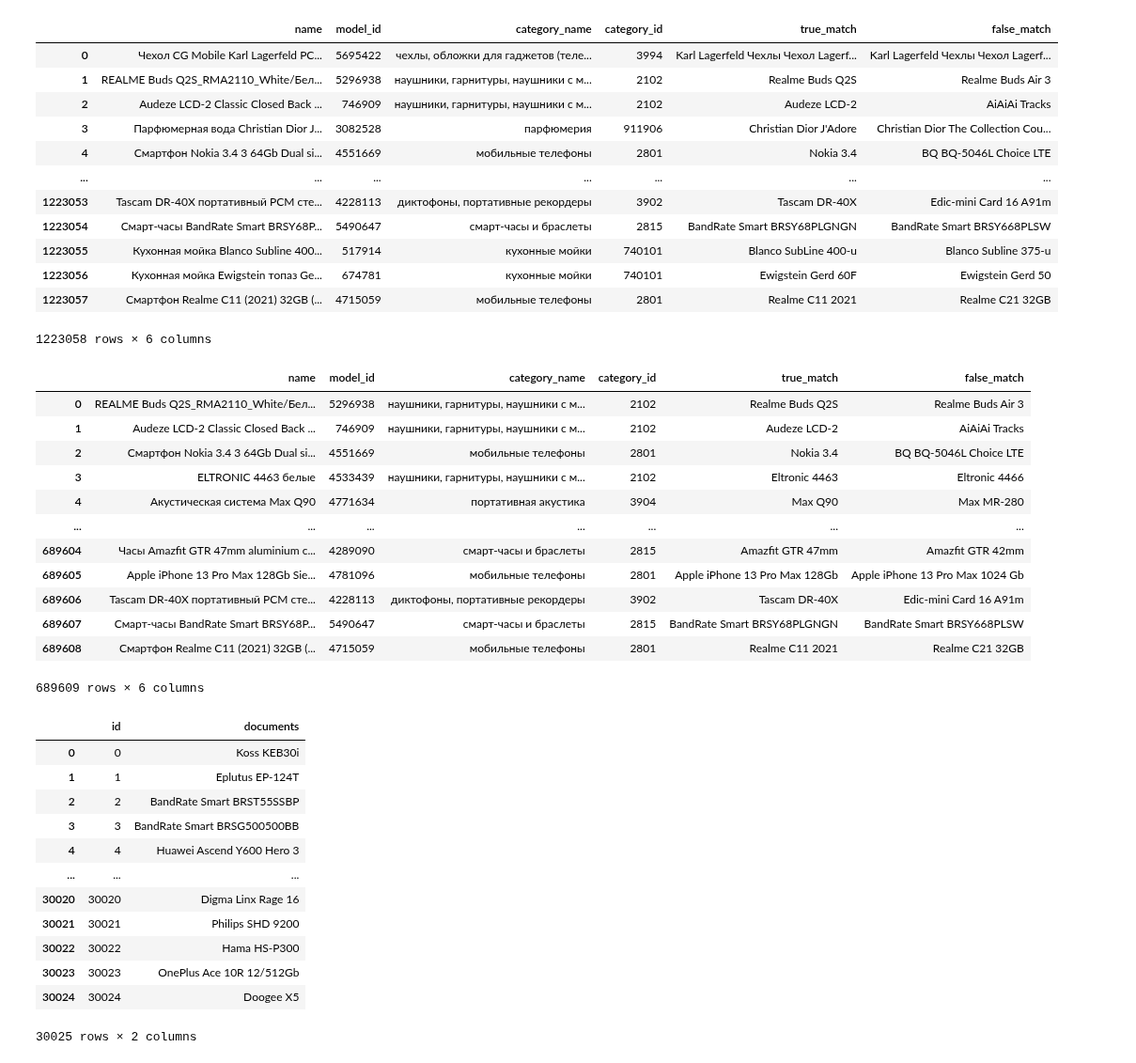
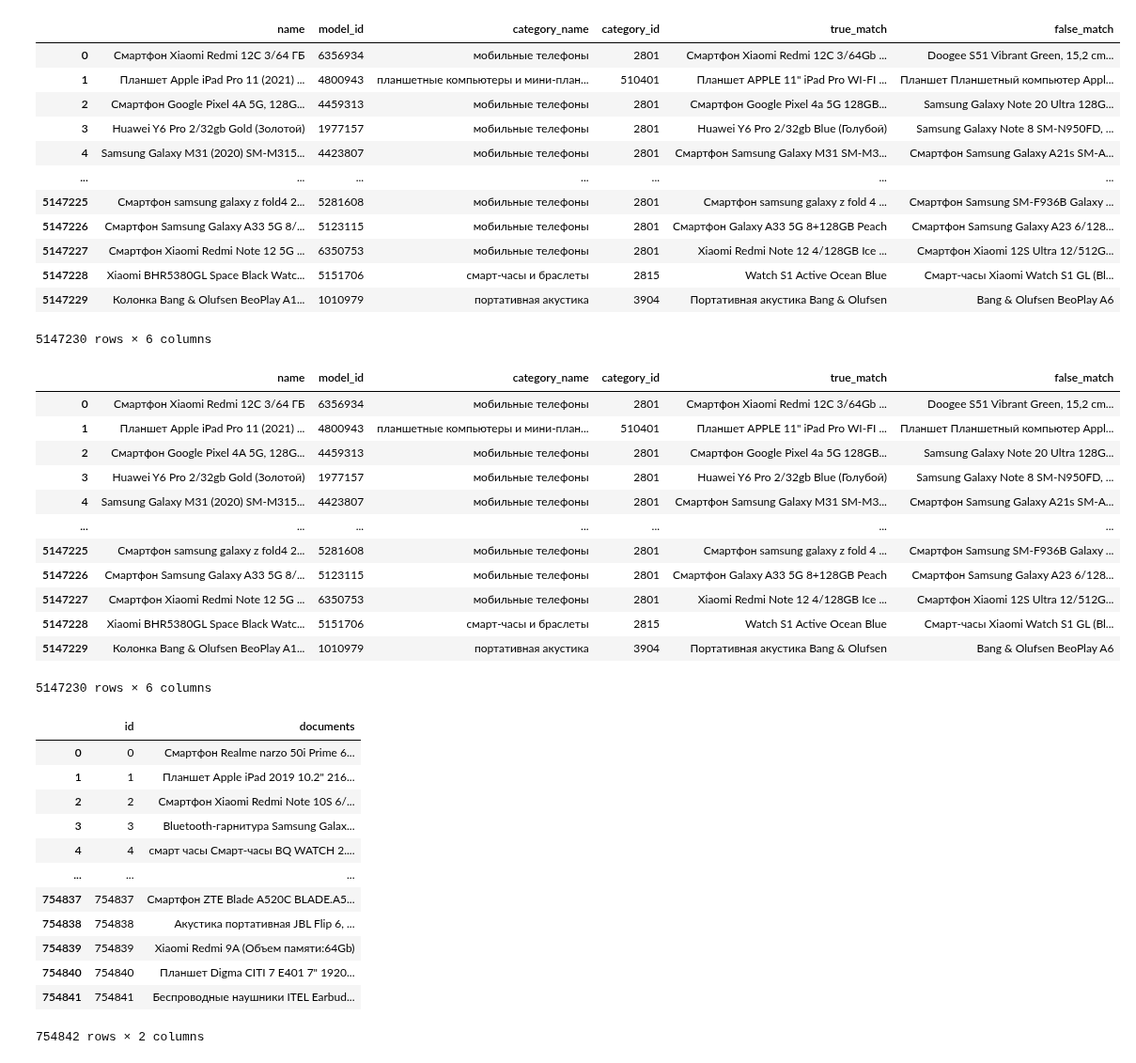
Before and after one commit to IgorSondors/ColBERT, a Jupyter notebook: DATASET_train.ipynb, the cells around one changed output. Shown at 94% size. Cells and saved outputs as stored; diff of their text form; code cells hidden in the pictures.

Commit message:
dataset 13 categories aug

```diff
--- a/DATASET_train.ipynb
+++ b/DATASET_train.ipynb
@@ -1,23 +1,23 @@
 # %%
 import pandas as pd
 
-pth = "/home/sondors/Documents/price/BERT_data/data/18_categories/triplets_train_18_categories.csv"
+pth = "/home/sondors/Documents/price/BERT_data/data/13_categories/triplets_13_categories_aug_train.csv"
 df_triplets = pd.read_csv(pth, sep=";")
 df_triplets
 # %% [output]
 |  | name | model_id | category_name | category_id | true_match | false_match |
-| 0 | Чехол CG Mobile Karl Lagerfeld PC... | 5695422 | чехлы, обложки для гаджетов (теле... | 3994 | Karl Lagerfeld Чехлы Чехол Lagerf... | Karl Lagerfeld Чехлы Чехол Lagerf... |
-| 1 | REALME Buds Q2S_RMA2110_White/Бел... | 5296938 | наушники, гарнитуры, наушники c м... | 2102 | Realme Buds Q2S | Realme Buds Air 3 |
-| 2 | Audeze LCD-2 Classic Closed Back ... | 746909 | наушники, гарнитуры, наушники c м... | 2102 | Audeze LCD-2 | AiAiAi Tracks |
-| 3 | Парфюмерная вода Christian Dior J... | 3082528 | парфюмерия | 911906 | Christian Dior J'Adore | Christian Dior The Collection Cou... |
-| 4 | Смартфон Nokia 3.4 3 64Gb Dual si... | 4551669 | мобильные телефоны | 2801 | Nokia 3.4 | BQ BQ-5046L Choice LTE |
+| 0 | Смартфон Xiaomi Redmi 12C 3/64 ГБ | 6356934 | мобильные телефоны | 2801 | Смартфон Xiaomi Redmi 12C 3/64Gb ... | Doogee S51 Vibrant Green, 15,2 cm... |
+| 1 | Планшет Apple iPad Pro 11 (2021) ... | 4800943 | планшетные компьютеры и мини-план... | 510401 | Планшет APPLE 11" iPad Pro WI-FI ... | Планшет Планшетный компьютер Appl... |
+| 2 | Смартфон Google Pixel 4A 5G, 128G... | 4459313 | мобильные телефоны | 2801 | Смартфон Google Pixel 4a 5G 128GB... | Samsung Galaxy Note 20 Ultra 128G... |
+| 3 | Huawei Y6 Pro 2/32gb Gold (Золотой) | 1977157 | мобильные телефоны | 2801 | Huawei Y6 Pro 2/32gb Blue (Голубой) | Samsung Galaxy Note 8 SM-N950FD, ... |
+| 4 | Samsung Galaxy M31 (2020) SM-M315... | 4423807 | мобильные телефоны | 2801 | Смартфон Samsung Galaxy M31 SM-M3... | Смартфон Samsung Galaxy A21s SM-A... |
 | ... | ... | ... | ... | ... | ... | ... |
-| 1223053 | Tascam DR-40X портативный PCM сте... | 4228113 | диктофоны, портативные рекордеры | 3902 | Tascam DR-40X | Edic-mini Card 16 A91m |
-| 1223054 | Смарт-часы BandRate Smart BRSY68P... | 5490647 | смарт-часы и браслеты | 2815 | BandRate Smart BRSY68PLGNGN | BandRate Smart BRSY668PLSW |
-| 1223055 | Кухонная мойка Blanco Subline 400... | 517914 | кухонные мойки | 740101 | Blanco SubLine 400-u | Blanco Subline 375-u |
-| 1223056 | Кухонная мойка Ewigstein топаз Ge... | 674781 | кухонные мойки | 740101 | Ewigstein Gerd 60F | Ewigstein Gerd 50 |
-| 1223057 | Смартфон Realme C11 (2021) 32GB (... | 4715059 | мобильные телефоны | 2801 | Realme C11 2021 | Realme C21 32GB |
+| 5147225 | Смартфон samsung galaxy z fold4 2... | 5281608 | мобильные телефоны | 2801 | Смартфон samsung galaxy z fold 4 ... | Смартфон Samsung SM-F936B Galaxy ... |
+| 5147226 | Смартфон Samsung Galaxy A33 5G 8/... | 5123115 | мобильные телефоны | 2801 | Смартфон Galaxy A33 5G 8+128GB Peach | Смартфон Samsung Galaxy A23 6/128... |
+| 5147227 | Смартфон Xiaomi Redmi Note 12 5G ... | 6350753 | мобильные телефоны | 2801 | Xiaomi Redmi Note 12 4/128GB Ice ... | Смартфон Xiaomi 12S Ultra 12/512G... |
+| 5147228 | Xiaomi BHR5380GL Space Black Watc... | 5151706 | смарт-часы и браслеты | 2815 | Watch S1 Active Ocean Blue | Смарт-часы Xiaomi Watch S1 GL (Bl... |
+| 5147229 | Колонка Bang & Olufsen BeoPlay A1... | 1010979 | портативная акустика | 3904 | Портативная акустика Bang & Olufsen | Bang & Olufsen BeoPlay A6 |
-1223058 rows × 6 columns
+5147230 rows × 6 columns
 # %%
 imya_kategorii = "чехлы, обложки для гаджетов (телефонов, планшетов etc)"
 imya_kategorii2 = "кухонные мойки"
@@ -31,18 +31,18 @@ df_triplets = df_triplets[df_triplets.category_name != imya_kategorii4].reset_in
 df_triplets
 # %% [output]
 |  | name | model_id | category_name | category_id | true_match | false_match |
-| 0 | REALME Buds Q2S_RMA2110_White/Бел... | 5296938 | наушники, гарнитуры, наушники c м... | 2102 | Realme Buds Q2S | Realme Buds Air 3 |
-| 1 | Audeze LCD-2 Classic Closed Back ... | 746909 | наушники, гарнитуры, наушники c м... | 2102 | Audeze LCD-2 | AiAiAi Tracks |
-| 2 | Смартфон Nokia 3.4 3 64Gb Dual si... | 4551669 | мобильные телефоны | 2801 | Nokia 3.4 | BQ BQ-5046L Choice LTE |
-| 3 | ELTRONIC 4463 белые | 4533439 | наушники, гарнитуры, наушники c м... | 2102 | Eltronic 4463 | Eltronic 4466 |
-| 4 | Акустическая система Max Q90 | 4771634 | портативная акустика | 3904 | Max Q90 | Max MR-280 |
+| 0 | Смартфон Xiaomi Redmi 12C 3/64 ГБ | 6356934 | мобильные телефоны | 2801 | Смартфон Xiaomi Redmi 12C 3/64Gb ... | Doogee S51 Vibrant Green, 15,2 cm... |
+| 1 | Планшет Apple iPad Pro 11 (2021) ... | 4800943 | планшетные компьютеры и мини-план... | 510401 | Планшет APPLE 11" iPad Pro WI-FI ... | Планшет Планшетный компьютер Appl... |
+| 2 | Смартфон Google Pixel 4A 5G, 128G... | 4459313 | мобильные телефоны | 2801 | Смартфон Google Pixel 4a 5G 128GB... | Samsung Galaxy Note 20 Ultra 128G... |
+| 3 | Huawei Y6 Pro 2/32gb Gold (Золотой) | 1977157 | мобильные телефоны | 2801 | Huawei Y6 Pro 2/32gb Blue (Голубой) | Samsung Galaxy Note 8 SM-N950FD, ... |
+| 4 | Samsung Galaxy M31 (2020) SM-M315... | 4423807 | мобильные телефоны | 2801 | Смартфон Samsung Galaxy M31 SM-M3... | Смартфон Samsung Galaxy A21s SM-A... |
 | ... | ... | ... | ... | ... | ... | ... |
-| 689604 | Часы Amazfit GTR 47mm aluminium c... | 4289090 | смарт-часы и браслеты | 2815 | Amazfit GTR 47mm | Amazfit GTR 42mm |
-| 689605 | Apple iPhone 13 Pro Max 128Gb Sie... | 4781096 | мобильные телефоны | 2801 | Apple iPhone 13 Pro Max 128Gb | Apple iPhone 13 Pro Max 1024 Gb |
-| 689606 | Tascam DR-40X портативный PCM сте... | 4228113 | диктофоны, портативные рекордеры | 3902 | Tascam DR-40X | Edic-mini Card 16 A91m |
-| 689607 | Смарт-часы BandRate Smart BRSY68P... | 5490647 | смарт-часы и браслеты | 2815 | BandRate Smart BRSY68PLGNGN | BandRate Smart BRSY668PLSW |
-| 689608 | Смартфон Realme C11 (2021) 32GB (... | 4715059 | мобильные телефоны | 2801 | Realme C11 2021 | Realme C21 32GB |
+| 5147225 | Смартфон samsung galaxy z fold4 2... | 5281608 | мобильные телефоны | 2801 | Смартфон samsung galaxy z fold 4 ... | Смартфон Samsung SM-F936B Galaxy ... |
+| 5147226 | Смартфон Samsung Galaxy A33 5G 8/... | 5123115 | мобильные телефоны | 2801 | Смартфон Galaxy A33 5G 8+128GB Peach | Смартфон Samsung Galaxy A23 6/128... |
+| 5147227 | Смартфон Xiaomi Redmi Note 12 5G ... | 6350753 | мобильные телефоны | 2801 | Xiaomi Redmi Note 12 4/128GB Ice ... | Смартфон Xiaomi 12S Ultra 12/512G... |
+| 5147228 | Xiaomi BHR5380GL Space Black Watc... | 5151706 | смарт-часы и браслеты | 2815 | Watch S1 Active Ocean Blue | Смарт-часы Xiaomi Watch S1 GL (Bl... |
+| 5147229 | Колонка Bang & Olufsen BeoPlay A1... | 1010979 | портативная акустика | 3904 | Портативная акустика Bang & Olufsen | Bang & Olufsen BeoPlay A6 |
-689609 rows × 6 columns
+5147230 rows × 6 columns
 # %%
 """
 The file documents_train.tsv contains the training documents and has the following format:
@@ -62,23 +62,23 @@ documents_train["documents"] = list(documents)
 
 # id_to_document
 # document_to_id
-documents_train.to_csv('/home/sondors/Documents/price/ColBERT_data/13_categories/train/documents_train_13_categories.tsv', sep='\t', header=False, index=False)
+documents_train.to_csv('/home/sondors/Documents/price/ColBERT_data/13_categories/train_aug/documents_train_13_categories_aug.tsv', sep='\t', header=False, index=False)
 
 documents_train
 # %% [output]
 |  | id | documents |
-| 0 | 0 | Koss KEB30i |
-| 1 | 1 | Eplutus EP-124T |
-| 2 | 2 | BandRate Smart BRST55SSBP |
-| 3 | 3 | BandRate Smart BRSG500500BB |
-| 4 | 4 | Huawei Ascend Y600 Hero 3 |
+| 0 | 0 | Смартфон Realme narzo 50i Prime 6... |
+| 1 | 1 | Планшет Apple iPad 2019 10.2" 216... |
+| 2 | 2 | Смартфон Xiaomi Redmi Note 10S 6/... |
+| 3 | 3 | Bluetooth-гарнитура Samsung Galax... |
+| 4 | 4 | смарт часы Смарт-часы BQ WATCH 2.... |
 | ... | ... | ... |
-| 30020 | 30020 | Digma Linx Rage 16 |
-| 30021 | 30021 | Philips SHD 9200 |
-| 30022 | 30022 | Hama HS-P300 |
-| 30023 | 30023 | OnePlus Ace 10R 12/512Gb |
-| 30024 | 30024 | Doogee X5 |
+| 754837 | 754837 | Смартфон ZTE Blade A520C BLADE.A5... |
+| 754838 | 754838 | Акустика портативная JBL Flip 6, ... |
+| 754839 | 754839 | Xiaomi Redmi 9A (Объем памяти:64Gb) |
+| 754840 | 754840 | Планшет Digma CITI 7 E401 7" 1920... |
+| 754841 | 754841 | Беспроводные наушники ITEL Earbud... |
-30025 rows × 2 columns
+754842 rows × 2 columns
 # %%
 """
 The file queries.tsv contains the queries and has the following format:
```
Also changed, not shown: parts of 3 cells of this notebook, 2 other files.
